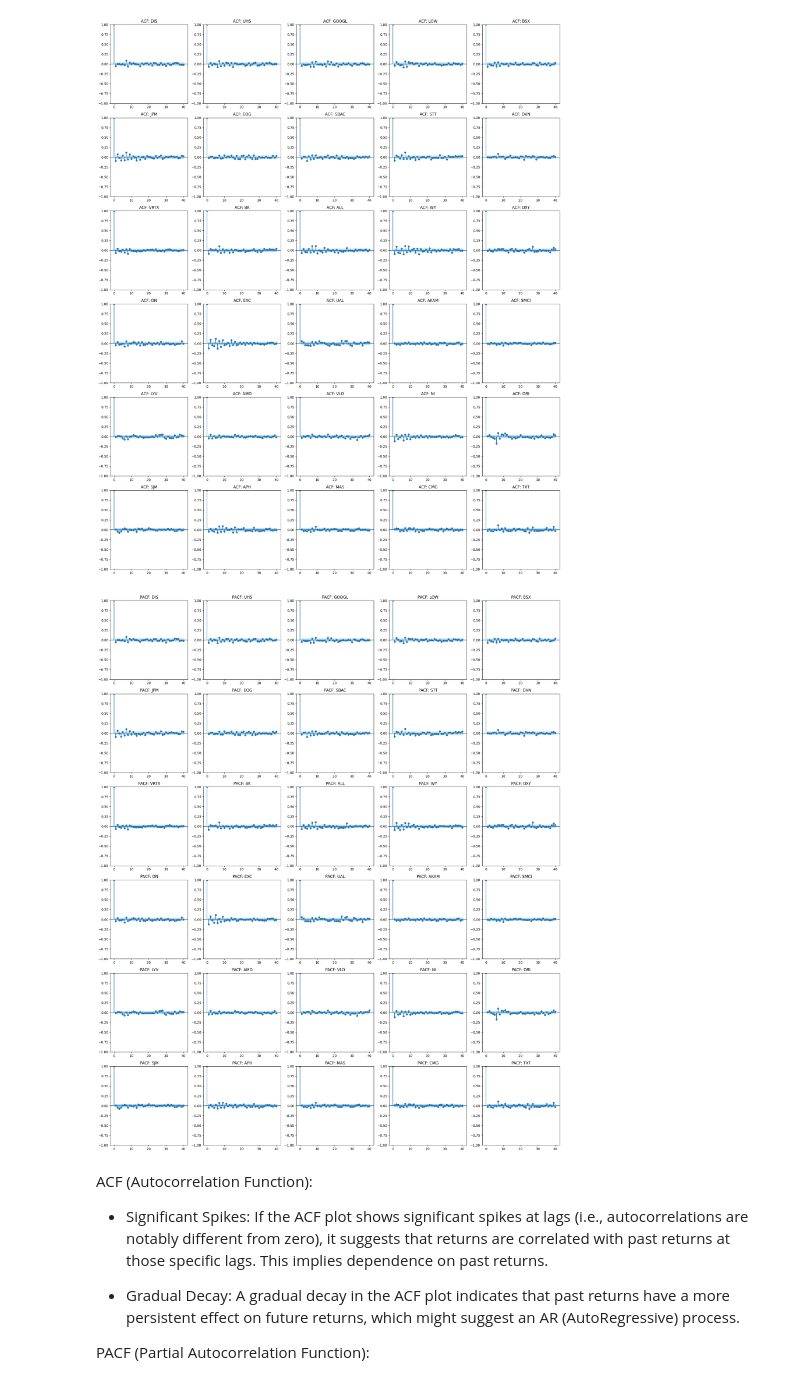
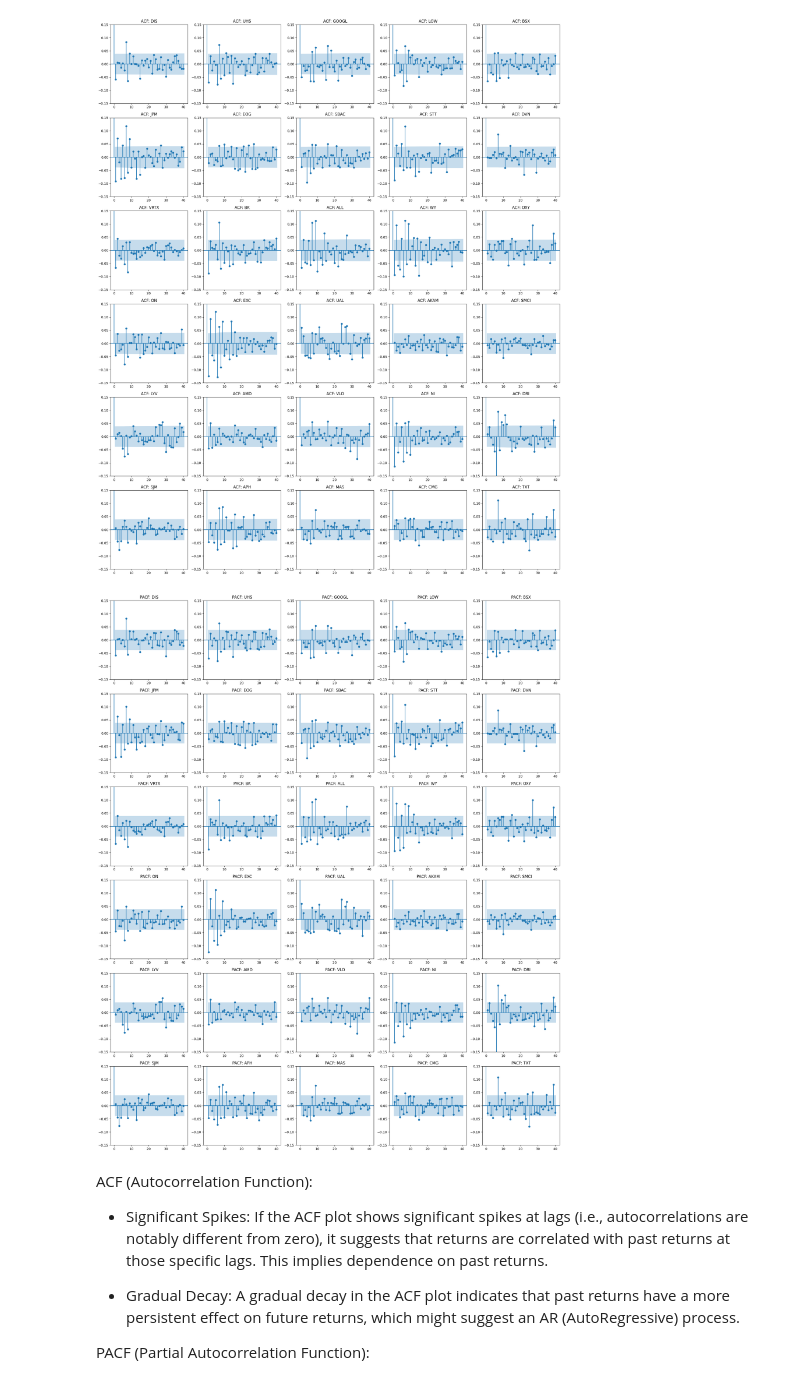
Before and after one commit to williankal/quant_fin, a Jupyter notebook: project3/code.ipynb, the cells around one changed output. Saved outputs shown, nothing was run; the diff lists cells and outputs as text; code cells hidden in the pictures.

```diff
--- a/project3/code.ipynb
+++ b/project3/code.ipynb
@@ -31,37 +31,40 @@ daily_returns_stocks = daily_returns_stocks.dropna()
 # %%
 
 # Determine the number of rows and columns for the grid of subplots
 n_tickers = len(tickers)
 n_cols = 5  # Adjust this number based on the width of your plot
 n_rows = (n_tickers // n_cols) + (n_tickers % n_cols > 0)
 
 # Create a figure with subplots
 fig, axes = plt.subplots(n_rows, n_cols, figsize=(20, n_rows * 4))
 axes = axes.flatten()
 
 # Loop through each ticker and create an ACF plot in the corresponding subplot
 for i, ticker in enumerate(tickers):
     data = daily_returns_stocks[ticker].dropna()
 
     plot_acf(daily_returns_stocks[ticker].dropna(), lags=40, ax=axes[i], title=f'ACF: {ticker}')
+    axes[i].set_ylim(-0.15,0.15)
+
 
 # Adjust layout to prevent overlap
 plt.tight_layout()
 plt.show()
 # %% [output]
-[figure, old version]
+[figure, new version]
 # %%
 # Create a figure with subplots
 fig, axes = plt.subplots(n_rows, n_cols, figsize=(20, n_rows * 4))
 axes = axes.flatten()
 for i, ticker in enumerate(tickers):
     plot_pacf(daily_returns_stocks[ticker], lags=40, ax=axes[i], title=f'PACF: {ticker}')
+    axes[i].set_ylim(-0.15,0.15)
 
 
 plt.tight_layout()
 plt.show()
 # %% [output]
-[figure, old version]
+[figure, new version]
 # %% [markdown]
 ACF (Autocorrelation Function):
 
```
